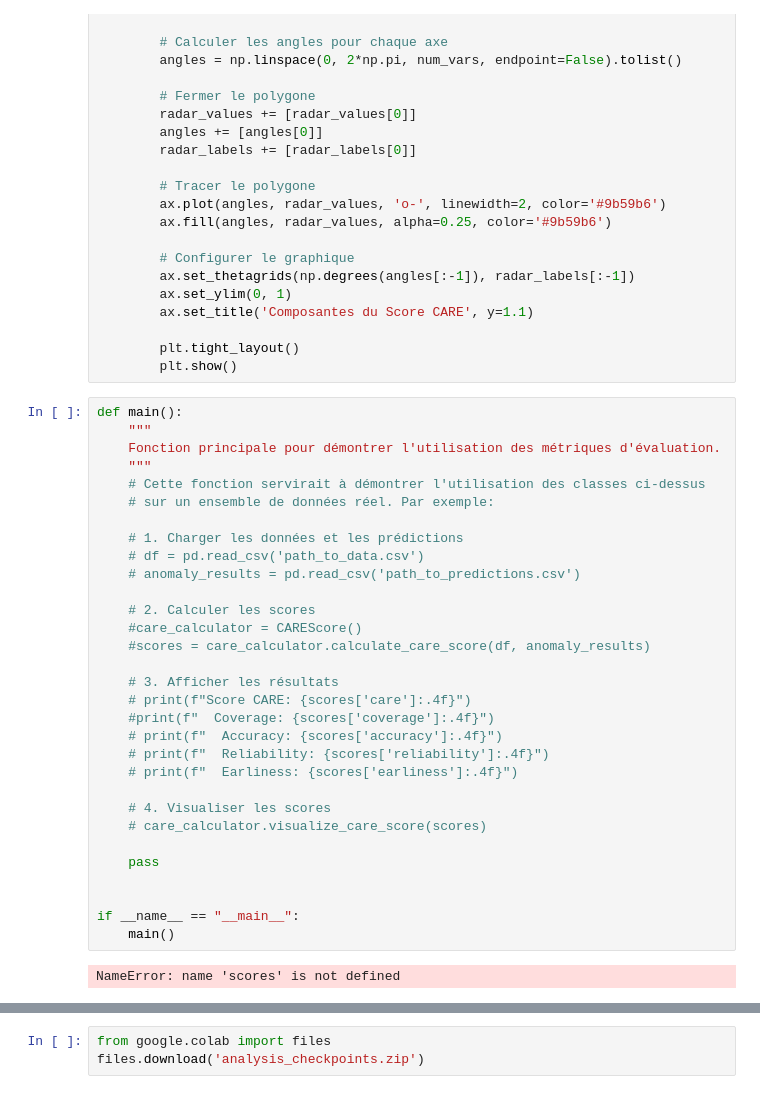
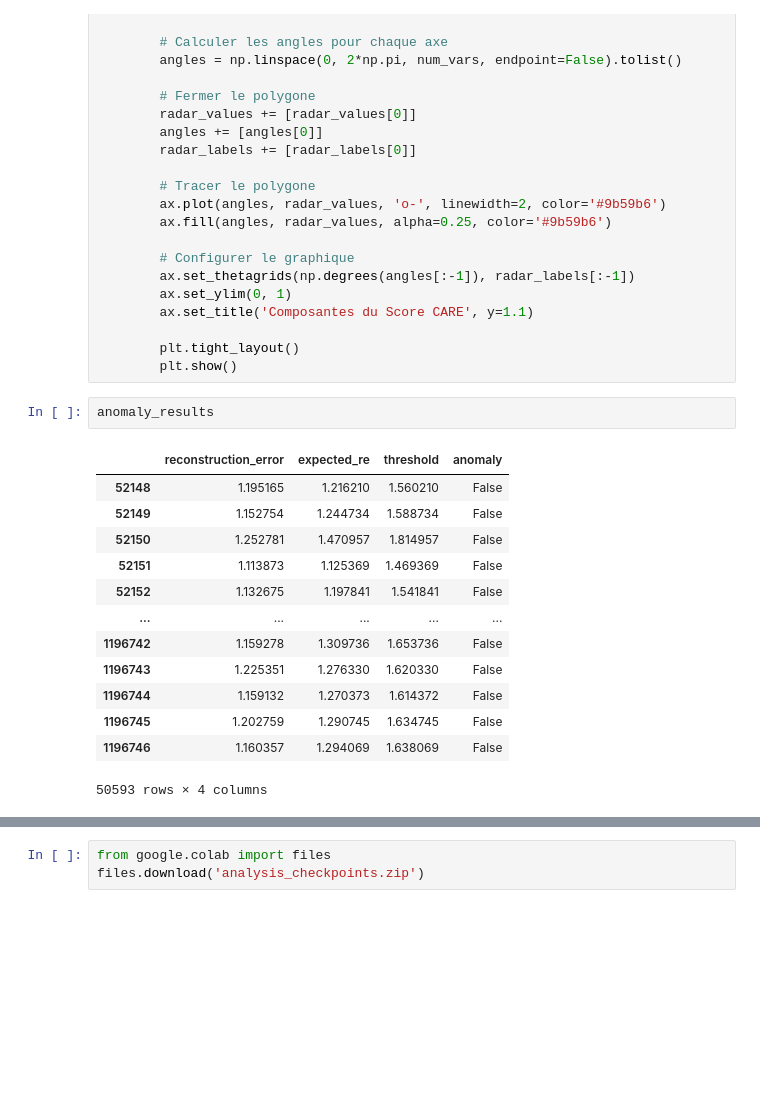
Before and after one commit to mohamedchnafy-ds/predective-maintenance, a Jupyter notebook: model/autoencoder_mohamed.ipynb, the cells around one changed output, grey strips where cells are left out. Cells and saved outputs as stored; diff of their text form; blank space fills up the shorter version.

```diff
--- a/model/autoencoder_mohamed.ipynb
+++ b/model/autoencoder_mohamed.ipynb
@@ -1479,36 +1486,19 @@ class CAREScore:
 
         plt.tight_layout()
         plt.show()
-# %%
-def main():
-    """
-    Fonction principale pour démontrer l'utilisation des métriques d'évaluation.
-    """
-    # Cette fonction servirait à démontrer l'utilisation des classes ci-dessus
-    # sur un ensemble de données réel. Par exemple:
-
-    # 1. Charger les données et les prédictions
-    # df = pd.read_csv('path_to_data.csv')
-    # anomaly_results = pd.read_csv('path_to_predictions.csv')
-
-    # 2. Calculer les scores
-    #care_calculator = CAREScore()
-    #scores = care_calculator.calculate_care_score(df, anomaly_results)
-
-    # 3. Afficher les résultats
-    # print(f"Score CARE: {scores['care']:.4f}")
-    #print(f"  Coverage: {scores['coverage']:.4f}")
-    # print(f"  Accuracy: {scores['accuracy']:.4f}")
-    # print(f"  Reliability: {scores['reliability']:.4f}")
-    # print(f"  Earliness: {scores['earliness']:.4f}")
-
-    # 4. Visualiser les scores
-    # care_calculator.visualize_care_score(scores)
-
-    pass
-
-
-if __name__ == "__main__":
-    main()
-# %% [output]
-NameError: name 'scores' is not defined
+# %%
+anomaly_results
+# %% [output]
+|  | reconstruction_error | expected_re | threshold | anomaly |
+| 52148 | 1.195165 | 1.216210 | 1.560210 | False |
+| 52149 | 1.152754 | 1.244734 | 1.588734 | False |
+| 52150 | 1.252781 | 1.470957 | 1.814957 | False |
+| 52151 | 1.113873 | 1.125369 | 1.469369 | False |
+| 52152 | 1.132675 | 1.197841 | 1.541841 | False |
+| ... | ... | ... | ... | ... |
+| 1196742 | 1.159278 | 1.309736 | 1.653736 | False |
+| 1196743 | 1.225351 | 1.276330 | 1.620330 | False |
+| 1196744 | 1.159132 | 1.270373 | 1.614372 | False |
+| 1196745 | 1.202759 | 1.290745 | 1.634745 | False |
+| 1196746 | 1.160357 | 1.294069 | 1.638069 | False |
+50593 rows × 4 columns
```
Also changed, not shown: parts of 19 cells of this notebook, 37 other files.
